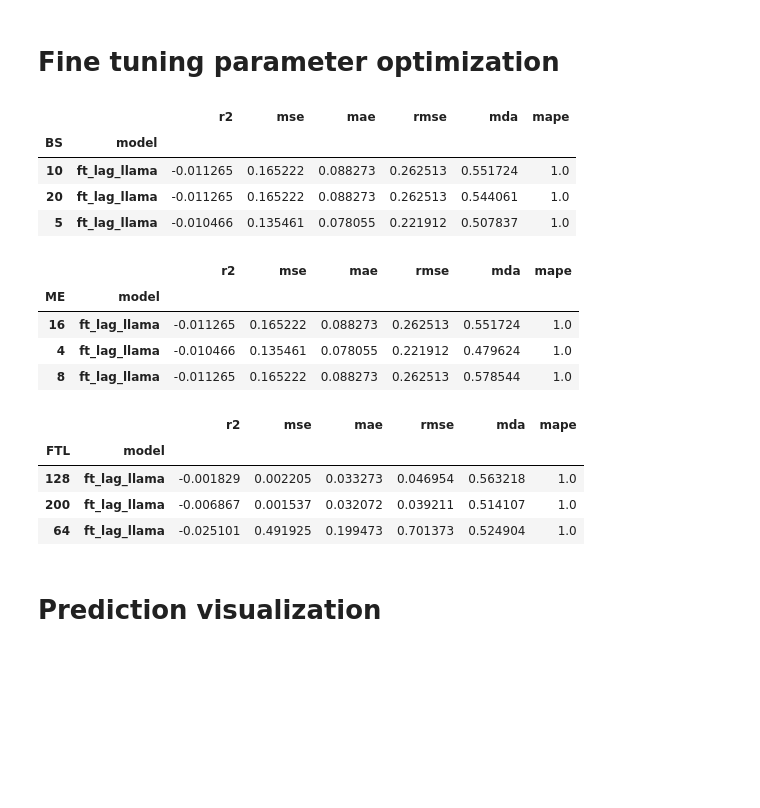
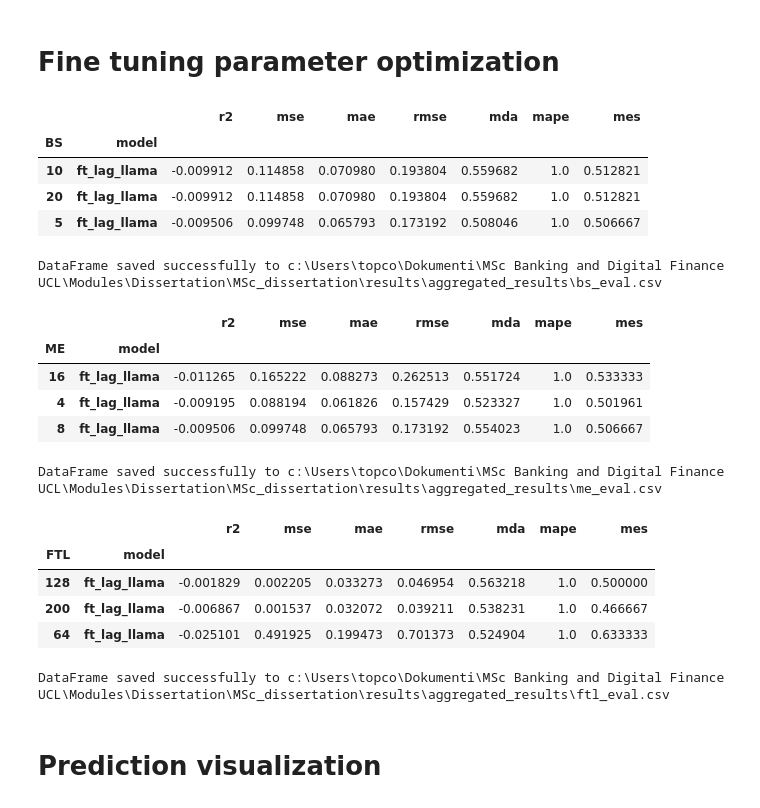
Before and after one commit to filip-topic/Time-Series-Foundation-Models-in-Financial-time-series-prediction, a Jupyter notebook: data_analysis.ipynb, the cells around one changed output. Drawn from its saved outputs; the diff is of its cells as text; code cells hidden in the pictures; blank space fills up the shorter version.

```diff
--- a/data_analysis.ipynb
+++ b/data_analysis.ipynb
@@ -470,0 +464,4 @@ exploration_phase_ranking = aggregated_ranking_with_data_features[
+# %%
+pd.set_option('display.max_rows', 300)
+pd.set_option('display.max_columns', 50)
+exploration_phase_ranking[np.logical_and(np.logical_and(exploration_phase_ranking["TOD"] == "commodity", exploration_phase_ranking["FR"] == "weekly"), exploration_phase_ranking["model"] == "arima")]
@@ -901,35 +966,50 @@ a = aggregated_evaluation[np.logical_and(np.logical_and(np.logical_and(aggregate
 # %%
 pd.set_option('display.max_rows', 25)
 # %%
-metrics = ["r2", "mse", "mae", "rmse", "mda", "mape", "model", "BS"]
+metrics = ["r2", "mse", "mae", "rmse", "mda", "mape", "model", "BS", "mes"]
 group = ["BS", "model"]
-a[metrics].groupby(group).mean()
+bs_eval = a[metrics].groupby(group).mean()
+bs_eval
 # %% [output]
-|  |  | r2 | mse | mae | rmse | mda | mape |
-| BS | model |  |  |  |  |  |  |
-| 10 | ft_lag_llama | -0.011265 | 0.165222 | 0.088273 | 0.262513 | 0.551724 | 1.0 |
-| 20 | ft_lag_llama | -0.011265 | 0.165222 | 0.088273 | 0.262513 | 0.544061 | 1.0 |
-| 5 | ft_lag_llama | -0.010466 | 0.135461 | 0.078055 | 0.221912 | 0.507837 | 1.0 |
+|  |  | r2 | mse | mae | rmse | mda | mape | mes |
+| BS | model |  |  |  |  |  |  |  |
+| 10 | ft_lag_llama | -0.009912 | 0.114858 | 0.070980 | 0.193804 | 0.559682 | 1.0 | 0.512821 |
+| 20 | ft_lag_llama | -0.009912 | 0.114858 | 0.070980 | 0.193804 | 0.559682 | 1.0 | 0.512821 |
+| 5 | ft_lag_llama | -0.009506 | 0.099748 | 0.065793 | 0.173192 | 0.508046 | 1.0 | 0.506667 |
+# %%
+save_dataframe_to_csv(bs_eval, os.path.join(aggregated_results_directory, "bs_eval.csv"))
+# %% [output]
+DataFrame saved successfully to c:\Users\topco\Dokumenti\MSc Banking and Digital Finance UCL\Modules\Dissertation\MSc_dissertation\results\aggregated_results\bs_eval.csv
 # %%
-metrics = ["r2", "mse", "mae", "rmse", "mda", "mape", "model", "ME"]
+metrics = ["r2", "mse", "mae", "rmse", "mda", "mape", "model", "ME", "mes"]
 group = ["ME", "model"]
-a[metrics].groupby(group).mean()
+me_eval = a[metrics].groupby(group).mean()
+me_eval
 # %% [output]
-|  |  | r2 | mse | mae | rmse | mda | mape |
-| ME | model |  |  |  |  |  |  |
-| 16 | ft_lag_llama | -0.011265 | 0.165222 | 0.088273 | 0.262513 | 0.551724 | 1.0 |
-| 4 | ft_lag_llama | -0.010466 | 0.135461 | 0.078055 | 0.221912 | 0.479624 | 1.0 |
-| 8 | ft_lag_llama | -0.011265 | 0.165222 | 0.088273 | 0.262513 | 0.578544 | 1.0 |
+|  |  | r2 | mse | mae | rmse | mda | mape | mes |
+| ME | model |  |  |  |  |  |  |  |
+| 16 | ft_lag_llama | -0.011265 | 0.165222 | 0.088273 | 0.262513 | 0.551724 | 1.0 | 0.533333 |
+| 4 | ft_lag_llama | -0.009195 | 0.088194 | 0.061826 | 0.157429 | 0.523327 | 1.0 | 0.501961 |
+| 8 | ft_lag_llama | -0.009506 | 0.099748 | 0.065793 | 0.173192 | 0.554023 | 1.0 | 0.506667 |
+# %%
+save_dataframe_to_csv(me_eval, os.path.join(aggregated_results_directory, "me_eval.csv"))
+# %% [output]
+DataFrame saved successfully to c:\Users\topco\Dokumenti\MSc Banking and Digital Finance UCL\Modules\Dissertation\MSc_dissertation\results\aggregated_results\me_eval.csv
 # %%
-metrics = ["r2", "mse", "mae", "rmse", "mda", "mape", "model", "FTL"]
+metrics = ["r2", "mse", "mae", "rmse", "mda", "mape", "model", "FTL", "mes"]
 group = ["FTL", "model"]
-a[metrics].groupby(group).mean()
+ftl_eval = a[metrics].groupby(group).mean()
+ftl_eval
 # %% [output]
-|  |  | r2 | mse | mae | rmse | mda | mape |
-| FTL | model |  |  |  |  |  |  |
-| 128 | ft_lag_llama | -0.001829 | 0.002205 | 0.033273 | 0.046954 | 0.563218 | 1.0 |
-| 200 | ft_lag_llama | -0.006867 | 0.001537 | 0.032072 | 0.039211 | 0.514107 | 1.0 |
-| 64 | ft_lag_llama | -0.025101 | 0.491925 | 0.199473 | 0.701373 | 0.524904 | 1.0 |
+|  |  | r2 | mse | mae | rmse | mda | mape | mes |
+| FTL | model |  |  |  |  |  |  |  |
+| 128 | ft_lag_llama | -0.001829 | 0.002205 | 0.033273 | 0.046954 | 0.563218 | 1.0 | 0.500000 |
+| 200 | ft_lag_llama | -0.006867 | 0.001537 | 0.032072 | 0.039211 | 0.538231 | 1.0 | 0.466667 |
+| 64 | ft_lag_llama | -0.025101 | 0.491925 | 0.199473 | 0.701373 | 0.524904 | 1.0 | 0.633333 |
+# %%
+save_dataframe_to_csv(ftl_eval, os.path.join(aggregated_results_directory, "ftl_eval.csv"))
+# %% [output]
+DataFrame saved successfully to c:\Users\topco\Dokumenti\MSc Banking and Digital Finance UCL\Modules\Dissertation\MSc_dissertation\results\aggregated_results\ftl_eval.csv
 # %% [markdown]
 # Prediction visualization
 # %%
```
Also changed, not shown: parts of 36 cells of this notebook, 3 other files.
